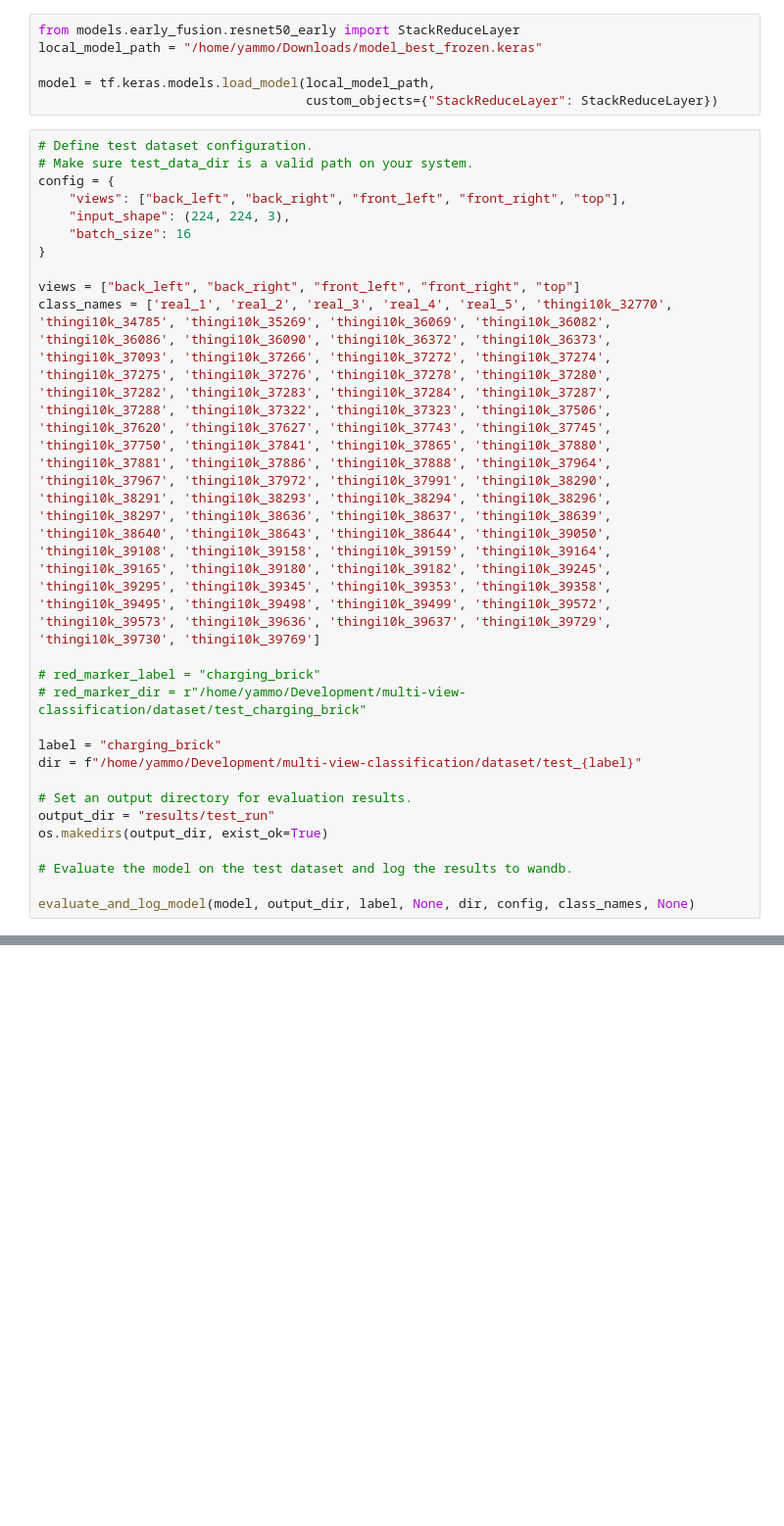
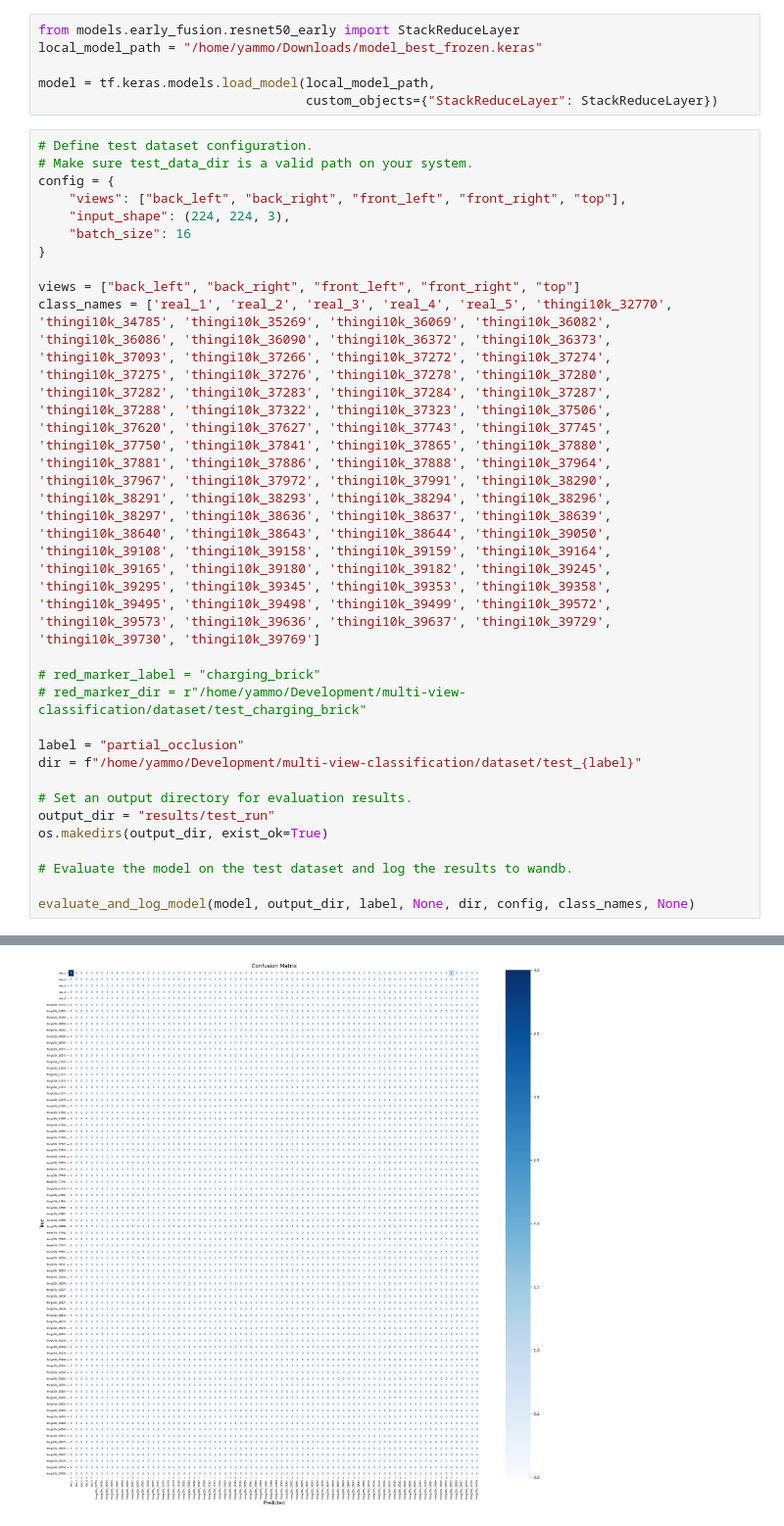
Before and after one commit to yammooo/multi-view-classification, a Jupyter notebook: test.ipynb, the cells around one changed output, grey strips where cells are left out. Shown at 98% size. Cells and saved outputs as stored; diff of their text form; blank space fills up the shorter version.

```diff
--- a/test.ipynb
+++ b/test.ipynb
@@ -38,7 +42,7 @@ class_names = ['real_1', 'real_2', 'real_3', 'real_4', 'real_5', 'thingi10k_3277
 # red_marker_label = "charging_brick"
 # red_marker_dir = r"/home/yammo/Development/multi-view-classification/dataset/test_charging_brick"
 
-label = "charging_brick"
+label = "partial_occlusion"
 dir = f"/home/yammo/Development/multi-view-classification/dataset/test_{label}"
 
 # Set an output directory for evaluation results.
@@ -48,3 +52,4 @@ os.makedirs(output_dir, exist_ok=True)
 # Evaluate the model on the test dataset and log the results to wandb.
 
 evaluate_and_log_model(model, output_dir, label, None, dir, config, class_names, None)
+# %% [output]
@@ -50,0 +74 @@ evaluate_and_log_model(model, output_dir, label, None, dir, config, class_names,
+[figure, added]
```
Also changed, not shown: parts of 2 cells of this notebook, 4 other files.
